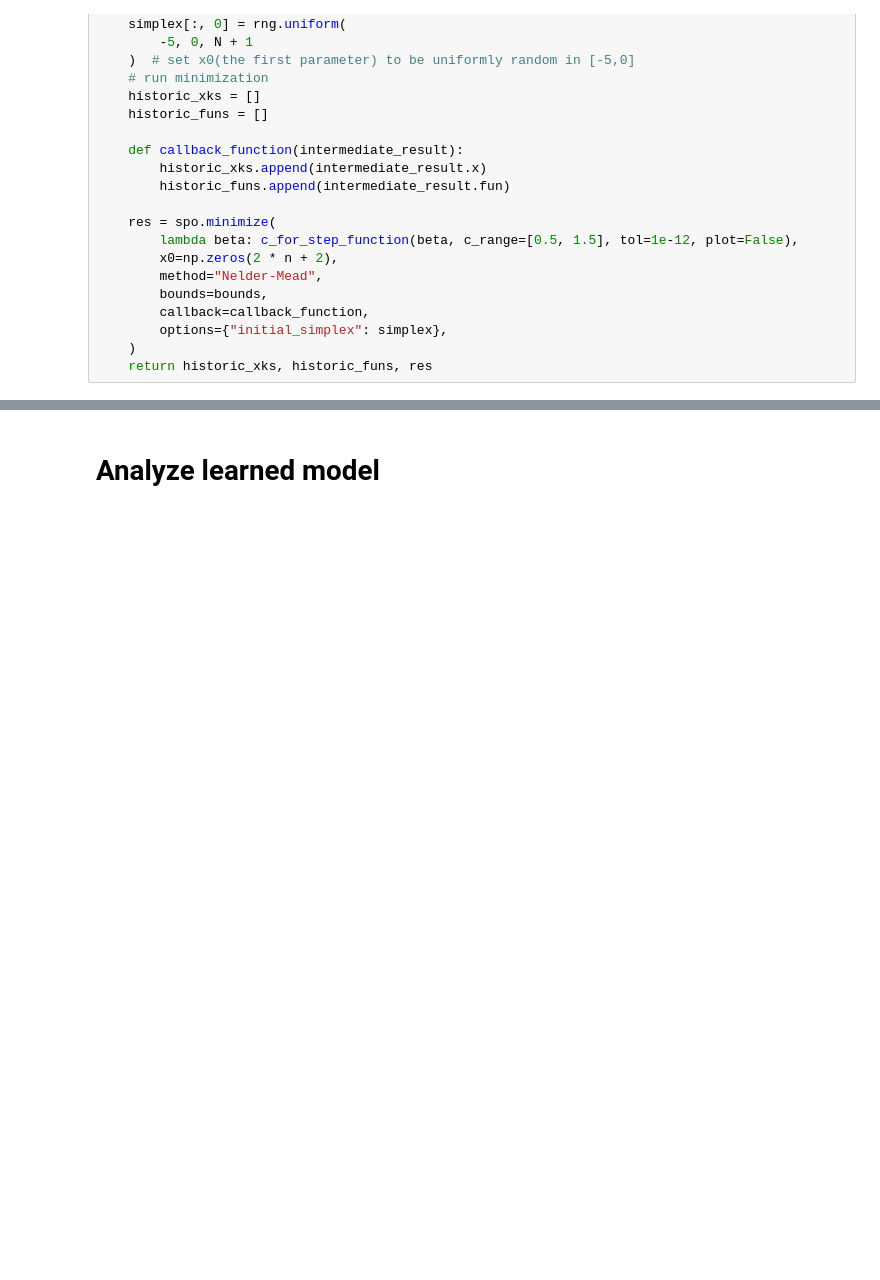
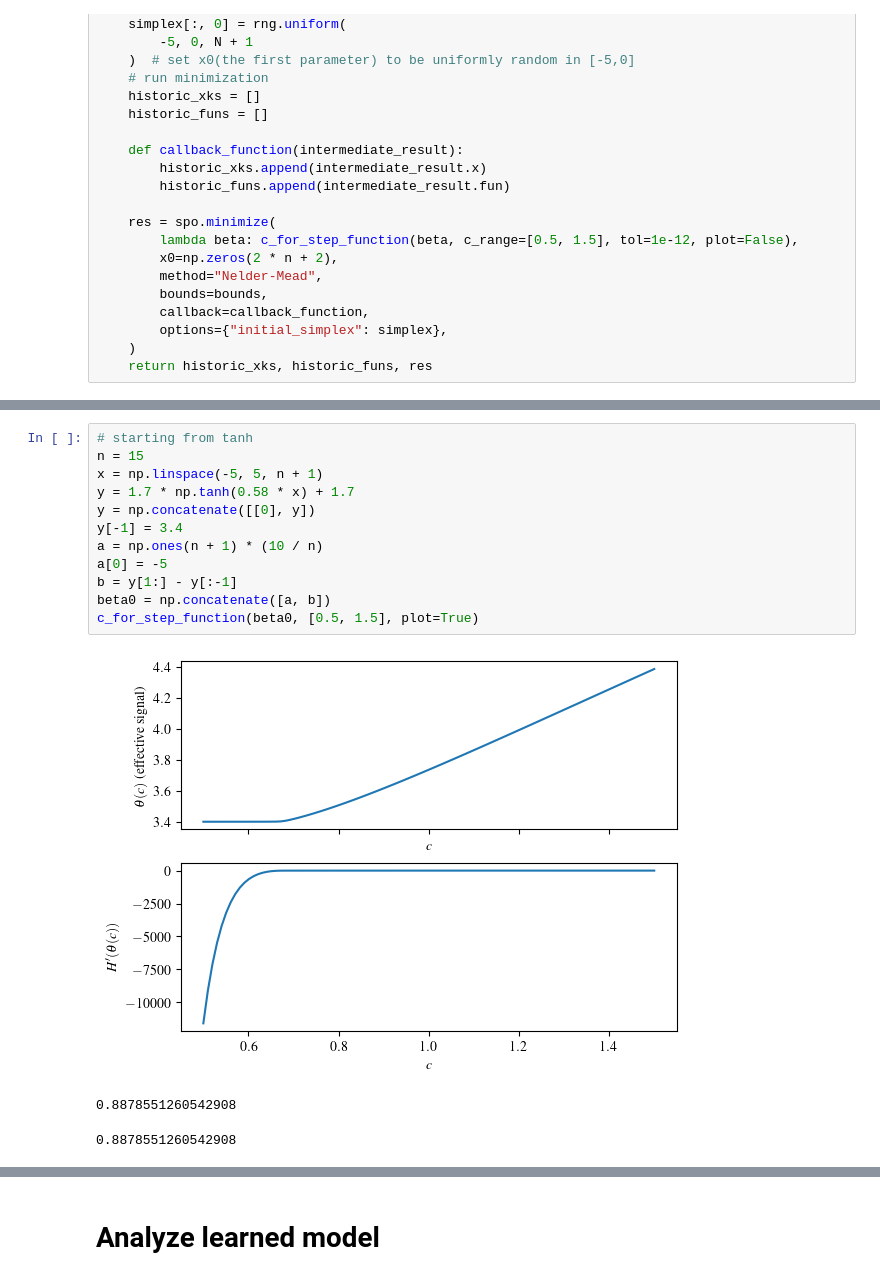
Before and after one commit to yuxinma98/NonlinearLaplacian, a Jupyter notebook: nonnegative_pca.ipynb, the cells around one changed output, grey strips where cells are left out. Saved outputs shown, nothing was run; the diff lists cells and outputs as text; blank space fills up the shorter version.

```diff
--- a/nonnegative_pca.ipynb
+++ b/nonnegative_pca.ipynb
@@ -185,0 +187,16 @@ plot_step_function(np.array(results[str(argmin_seed)][2].x), plot_dir / "step_fu
+# %%
+# starting from tanh
+n = 15
+x = np.linspace(-5, 5, n + 1)
+y = 1.7 * np.tanh(0.58 * x) + 1.7
+y = np.concatenate([[0], y])
+y[-1] = 3.4
+a = np.ones(n + 1) * (10 / n)
+a[0] = -5
+b = y[1:] - y[:-1]
+beta0 = np.concatenate([a, b])
+c_for_step_function(beta0, [0.5, 1.5], plot=True)
+# %% [output]
+[figure, added]
+0.8878551260542908
+0.8878551260542908
```
Also changed, not shown: parts of 7 cells of this notebook, 7 other files.
